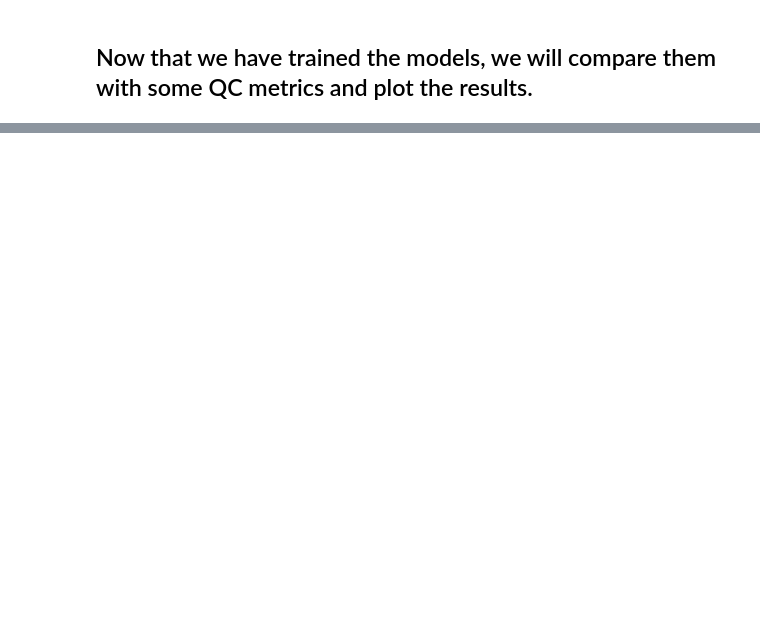
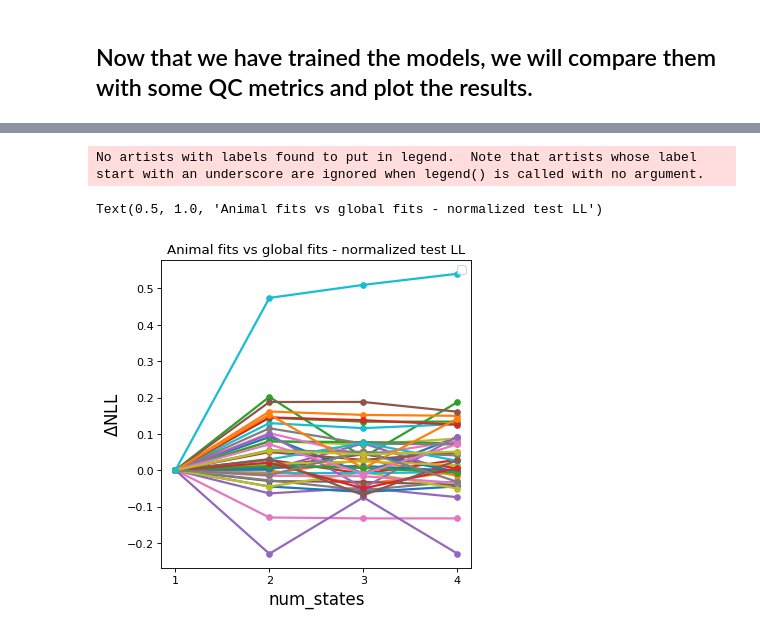
Before and after one commit to jbwallace123/glm_and_glmhmm, a Jupyter notebook: notebooks/global_v_animal(GLM-HMM).ipynb, the cells around one changed output, grey strips where cells are left out. Cells and saved outputs as stored; diff of their text form; code cells hidden in the pictures; blank space fills up the shorter version.

```diff
--- a/notebooks/global_v_animal(GLM-HMM).ipynb
+++ b/notebooks/global_v_animal(GLM-HMM).ipynb
@@ -357,0 +437,15 @@ global_model_4 = pickle.load(open(os.path.join(save_dir, '4-state', 'global_fit_
+# %%
+#plot delta NLL for each mouse with global delta NLL
+fig = plt.figure(figsize=(5, 5), dpi=80, facecolor='w', edgecolor='k')
+for i in range(len(animal_delta_ll_vals)):
+    plt.plot(num_states_list, animal_delta_ll_vals[i]['delta_ll'], marker = 'o', markersize = 5, lw=2)
+plt.plot(num_states_list, delta_ll_vals_list, marker = 'o', markersize = 5, lw=2)
+plt.legend(loc="upper right")
+plt.ylabel("$\Delta$NLL", fontsize = 15)
+plt.xlabel("num_states", fontsize = 15)
+plt.xticks(np.arange(1, 5))
+plt.title('Animal fits vs global fits - normalized test LL')
+# %% [output]
+No artists with labels found to put in legend.  Note that artists whose label start with an underscore are ignored when legend() is called with no argument.
+Text(0.5, 1.0, 'Animal fits vs global fits - normalized test LL')
+[figure, added]
```
Also changed, not shown: parts of 19 cells of this notebook, 1 other file.
